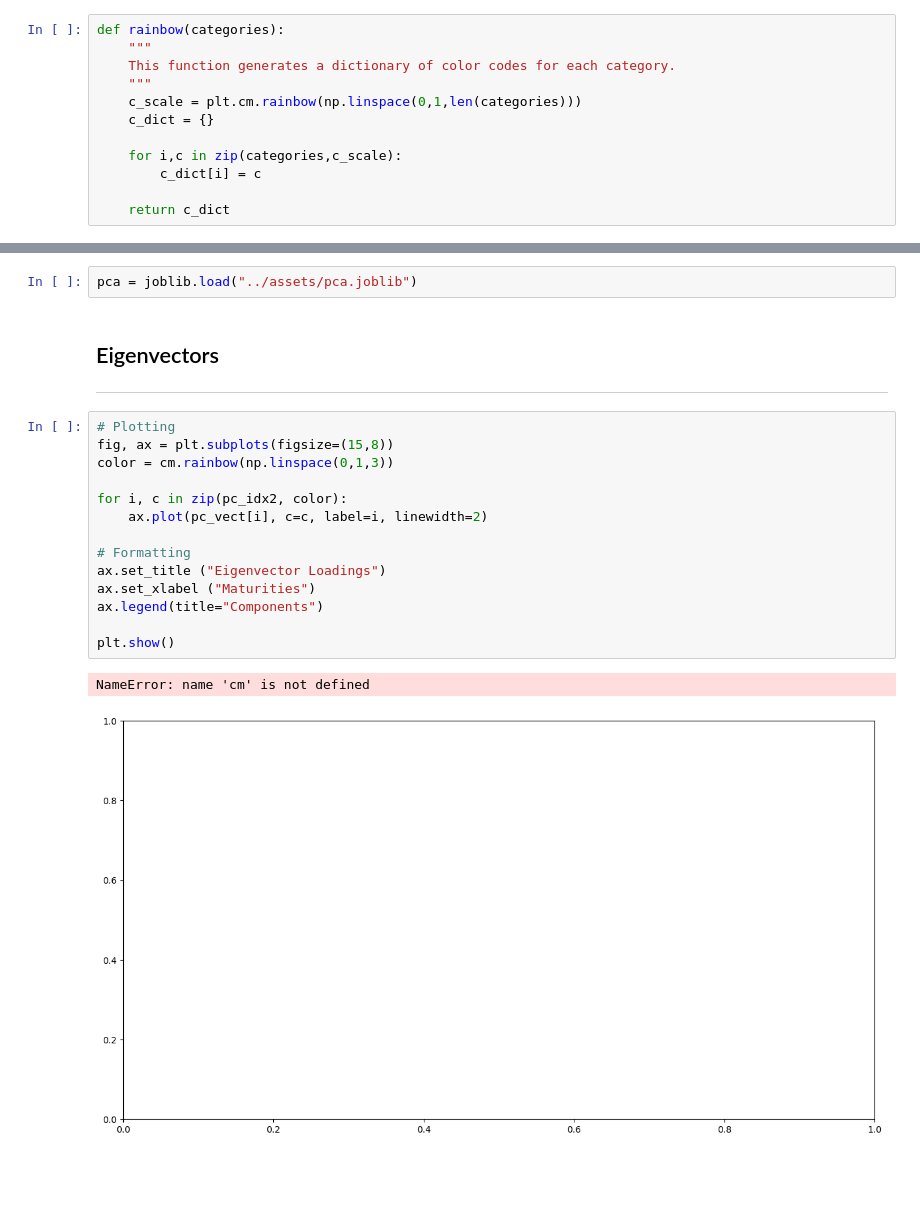
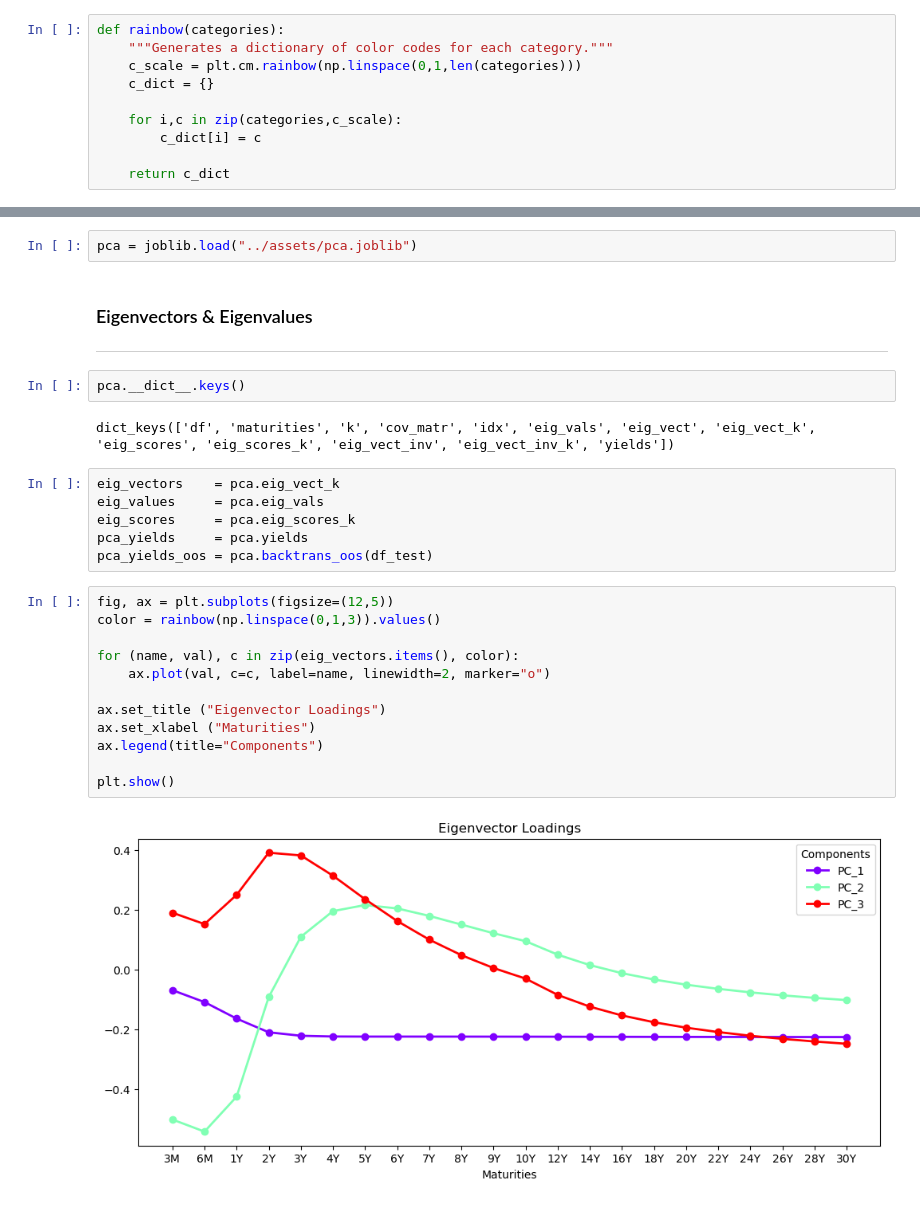
Before and after one commit to bernhard-pfann/pca-yield-curve-analytics, a Jupyter notebook: notebooks/analysis.ipynb, the cells around one changed output, grey strips where cells are left out. Drawn from its saved outputs; the diff is of its cells as text; blank space fills up the shorter version.

```diff
--- a/notebooks/analysis.ipynb
+++ b/notebooks/analysis.ipynb
@@ -26,8 +34,6 @@ sys.path.append(root)
 # %%
 def rainbow(categories):
-    """
-    This function generates a dictionary of color codes for each category.
-    """
+    """Generates a dictionary of color codes for each category."""
     c_scale = plt.cm.rainbow(np.linspace(0,1,len(categories)))
     c_dict = {}
 
@@ -118,22 +129,29 @@ plt.show()
 # %%
 pca = joblib.load("../assets/pca.joblib")
 # %% [markdown]
-## Eigenvectors
+### Eigenvectors & Eigenvalues
 ***
+# %%
+pca.__dict__.keys()
+# %% [output]
+dict_keys(['df', 'maturities', 'k', 'cov_matr', 'idx', 'eig_vals', 'eig_vect', 'eig_vect_k', 'eig_scores', 'eig_scores_k', 'eig_vect_inv', 'eig_vect_inv_k', 'yields'])
+# %%
+eig_vectors    = pca.eig_vect_k
+eig_values     = pca.eig_vals
+eig_scores     = pca.eig_scores_k
+pca_yields     = pca.yields
+pca_yields_oos = pca.backtrans_oos(df_test)
 # %%
-# Plotting
-fig, ax = plt.subplots(figsize=(15,8))
-color = cm.rainbow(np.linspace(0,1,3))
+fig, ax = plt.subplots(figsize=(12,5))
+color = rainbow(np.linspace(0,1,3)).values()
 
-for i, c in zip(pc_idx2, color):
-    ax.plot(pc_vect[i], c=c, label=i, linewidth=2)
+for (name, val), c in zip(eig_vectors.items(), color):
+    ax.plot(val, c=c, label=name, linewidth=2, marker="o")
 
-# Formatting
 ax.set_title ("Eigenvector Loadings")
 ax.set_xlabel ("Maturities")
 ax.legend(title="Components")
 
 plt.show()
 # %% [output]
-NameError: name 'cm' is not defined
-[figure, old version]
+[figure, new version]
```
Also changed, not shown: parts of 12 cells of this notebook, 2 other files.
